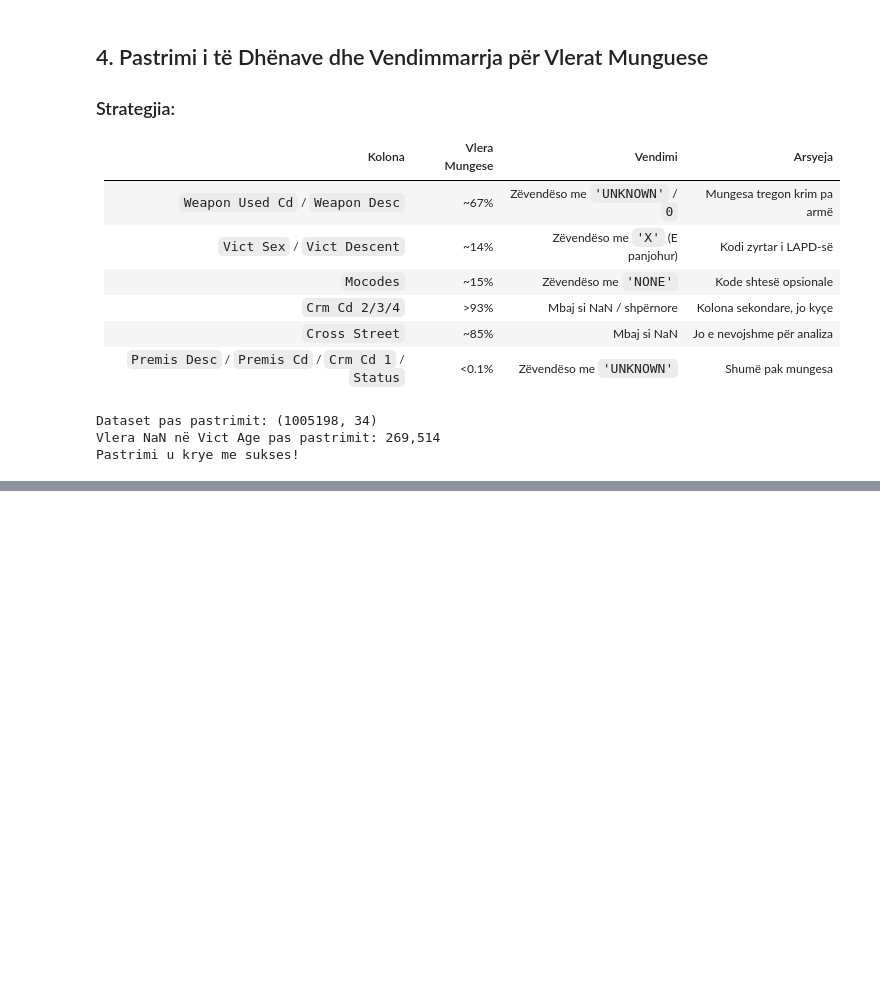
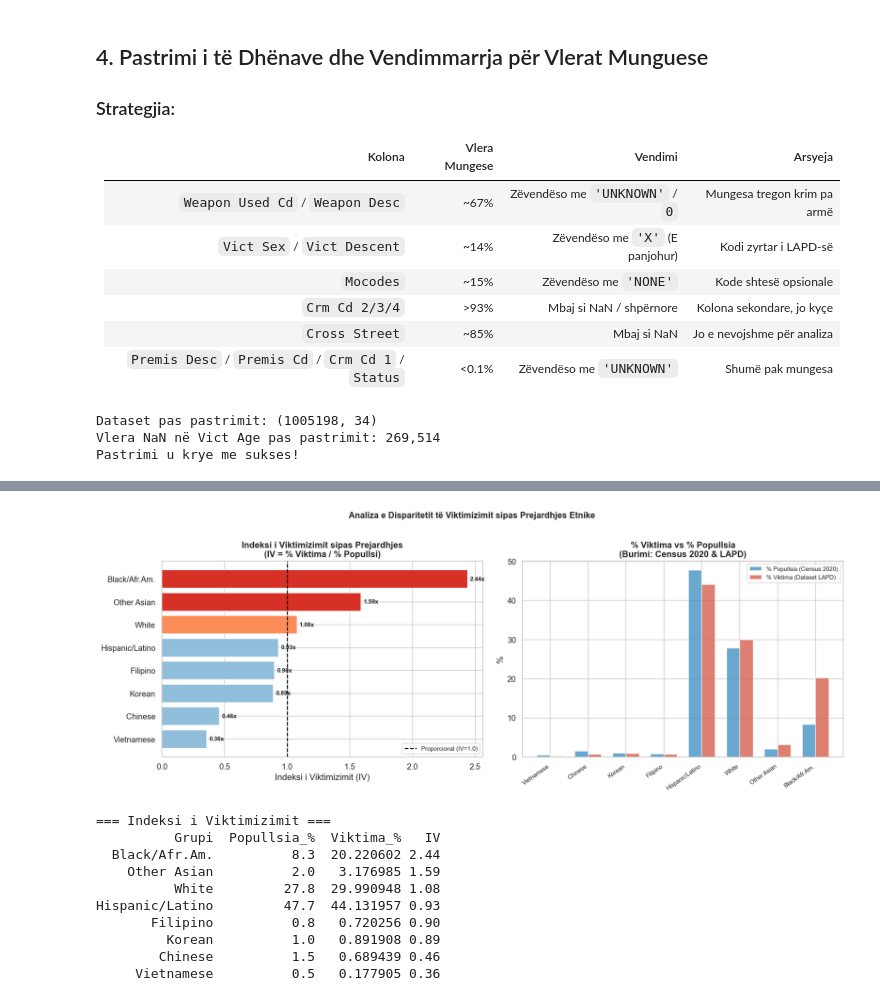
Before and after one commit to kle-di/LAPD-Crime-Analysis, a Jupyter notebook: Crime_analysis.ipynb, the cells around one changed output, grey strips where cells are left out. Cells and saved outputs as stored; diff of their text form; code cells hidden in the pictures; blank space fills up the shorter version.

Commit message:
Added Qusetion 1 based on victims descent

```diff
--- a/Crime_analysis.ipynb
+++ b/Crime_analysis.ipynb
@@ -209,0 +280,62 @@ Pastrimi u krye me sukses!
+# %%
+# Llogaritja e Indeksit të Viktimizimit (IV)
+main_groups = ['Hispanic/Latino', 'White', 'Black/Afr.Am.', 'Other Asian',
+               'Korean', 'Filipino', 'Chinese', 'Vietnamese']
+
+df_known = df[df['Descent Name'].isin(main_groups)].copy()
+total_known = len(df_known)
+
+victim_pct = (df_known['Descent Name'].value_counts(normalize=True) * 100).reset_index()
+victim_pct.columns = ['Grupi', 'Viktima_%']
+victim_pct['Popullsia_%'] = victim_pct['Grupi'].map(pop_pct)
+victim_pct['IV'] = (victim_pct['Viktima_%'] / victim_pct['Popullsia_%']).round(2)
+victim_pct = victim_pct.sort_values('IV', ascending=True)
+
+# Vizualizimi
+fig, axes = plt.subplots(1, 2, figsize=(16, 6))
+
+# Panel i majtë: IV bar chart
+colors_iv = ['#d73027' if iv > 1.2 else '#fc8d59' if iv > 1.0 else '#91bfdb'
+             for iv in victim_pct['IV']]
+bars = axes[0].barh(victim_pct['Grupi'], victim_pct['IV'], color=colors_iv, edgecolor='white')
+axes[0].axvline(x=1.0, color='black', linestyle='--', linewidth=1.5, label='Proporcional (IV=1.0)')
+axes[0].set_title('Indeksi i Viktimizimit sipas Prejardhjes\n(IV = % Viktima / % Popullsi)', fontweight='bold')
+axes[0].set_xlabel('Indeksi i Viktimizimit (IV)')
+axes[0].legend(fontsize=9)
+
+for bar, iv in zip(bars, victim_pct['IV']):
+    axes[0].text(iv + 0.02, bar.get_y() + bar.get_height()/2,
+                 f'{iv:.2f}x', va='center', fontsize=9, fontweight='bold')
+
+# Panel i djathtë: % Viktima vs % Popullsi (grouped bar)
+x = np.arange(len(victim_pct))
+w = 0.35
+axes[1].bar(x - w/2, victim_pct['Popullsia_%'], w, label='% Popullsia (Census 2020)',
+            color='#4393c3', alpha=0.8)
+axes[1].bar(x + w/2, victim_pct['Viktima_%'], w, label='% Viktima (Dataset LAPD)',
+            color='#d6604d', alpha=0.8)
+axes[1].set_xticks(x)
+axes[1].set_xticklabels(victim_pct['Grupi'], rotation=35, ha='right', fontsize=9)
+axes[1].set_title('% Viktima vs % Popullsia\n(Burimi: Census 2020 & LAPD)', fontweight='bold')
+axes[1].set_ylabel('%')
+axes[1].legend(fontsize=9)
+
+plt.suptitle('Analiza e Disparitetit të Viktimizimit sipas Prejardhjes Etnike',
+             fontsize=13, fontweight='bold', y=1.01)
+plt.tight_layout()
+plt.show()
+
+print('\n=== Indeksi i Viktimizimit ===')
+print(victim_pct[['Grupi','Popullsia_%','Viktima_%','IV']].sort_values('IV', ascending=False).to_string(index=False))
+# %% [output]
+[figure, added]
+=== Indeksi i Viktimizimit ===
+          Grupi  Popullsia_%  Viktima_%   IV
+  Black/Afr.Am.          8.3  20.220602 2.44
+    Other Asian          2.0   3.176985 1.59
+          White         27.8  29.990948 1.08
+Hispanic/Latino         47.7  44.131957 0.93
+       Filipino          0.8   0.720256 0.90
+         Korean          1.0   0.891908 0.89
+        Chinese          1.5   0.689439 0.46
+     Vietnamese          0.5   0.177905 0.36
```
Also changed, not shown: parts of 15 cells of this notebook.
